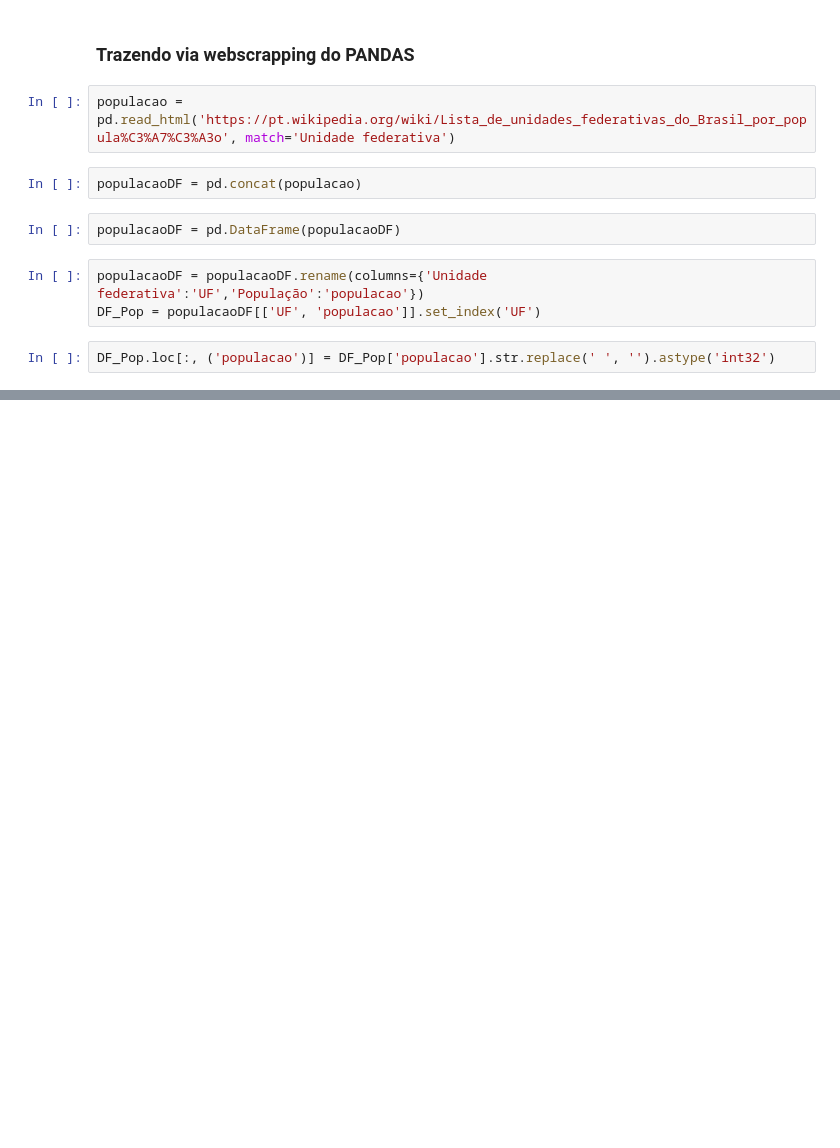
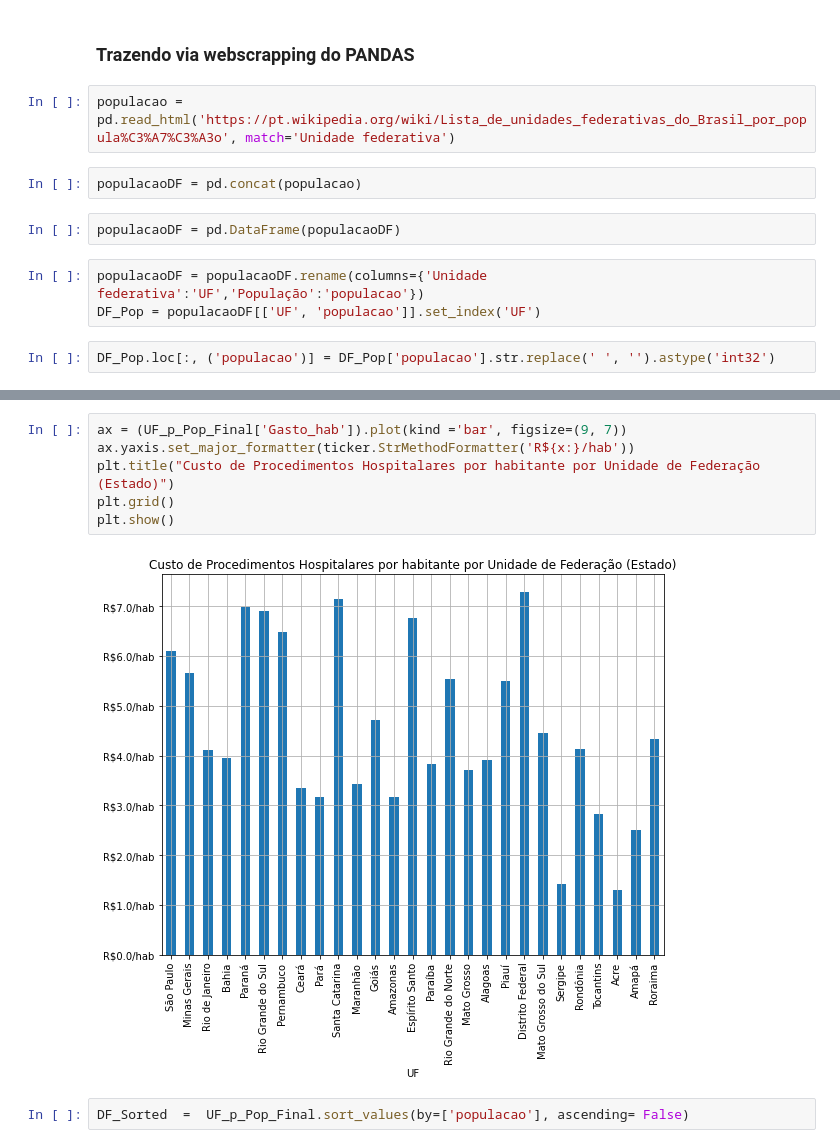
Before and after one commit to Kensawa94/Portifolio-Alura, a Jupyter notebook: Diário/Módulo 2/Atividade - 1/Atividade - 1.ipynb, the cells around one changed output, grey strips where cells are left out. Saved outputs shown, nothing was run; the diff lists cells and outputs as text; blank space fills up the shorter version.

```diff
--- a/Diário/Módulo 2/Atividade - 1/Atividade - 1.ipynb
+++ b/Diário/Módulo 2/Atividade - 1/Atividade - 1.ipynb
@@ -402,0 +421,10 @@ UF_p_Pop
+# %%
+ax = (UF_p_Pop_Final['Gasto_hab']).plot(kind ='bar', figsize=(9, 7))
+ax.yaxis.set_major_formatter(ticker.StrMethodFormatter('R${x:}/hab'))
+plt.title("Custo de Procedimentos Hospitalares por habitante por Unidade de Federação (Estado)")
+plt.grid()
+plt.show()
+# %% [output]
+[figure, added]
+# %%
+DF_Sorted  =  UF_p_Pop_Final.sort_values(by=['populacao'], ascending= False)
```
Also changed, not shown: parts of 13 cells of this notebook, 1 other file.
